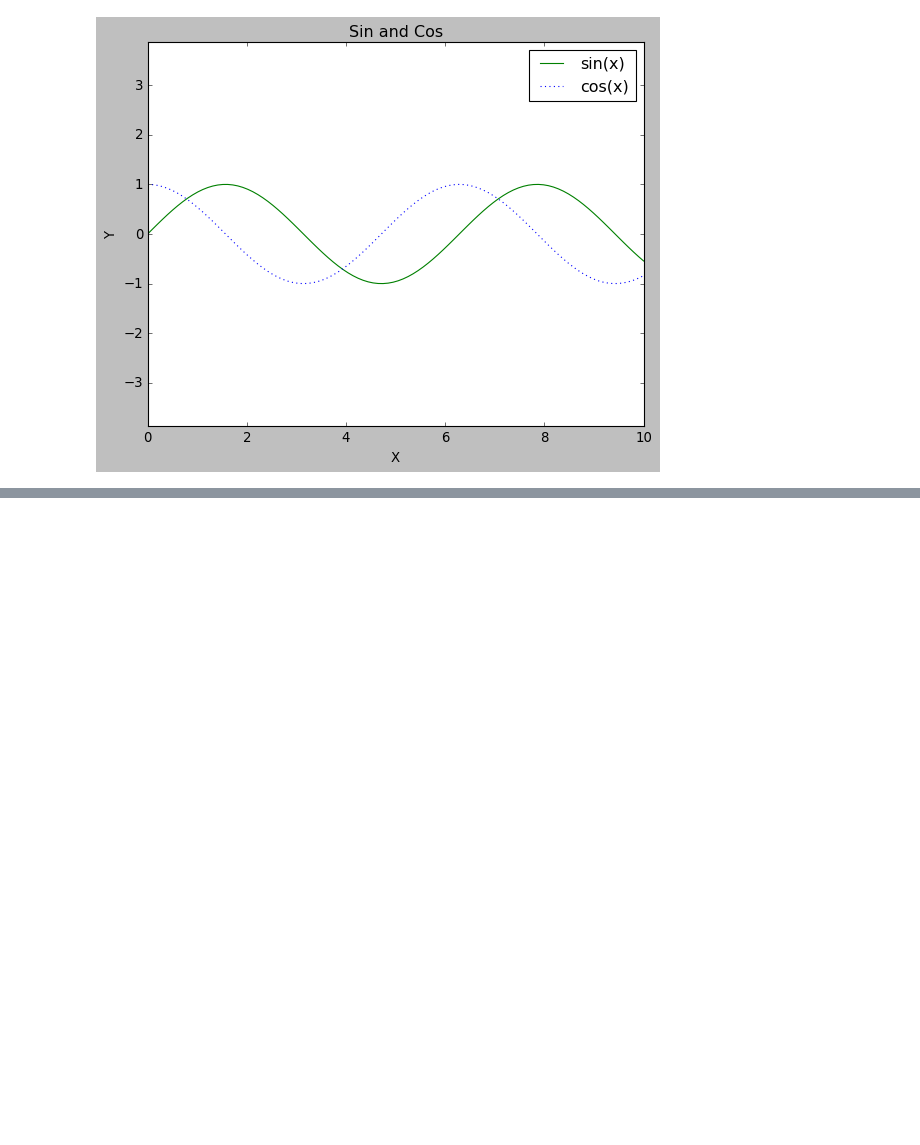
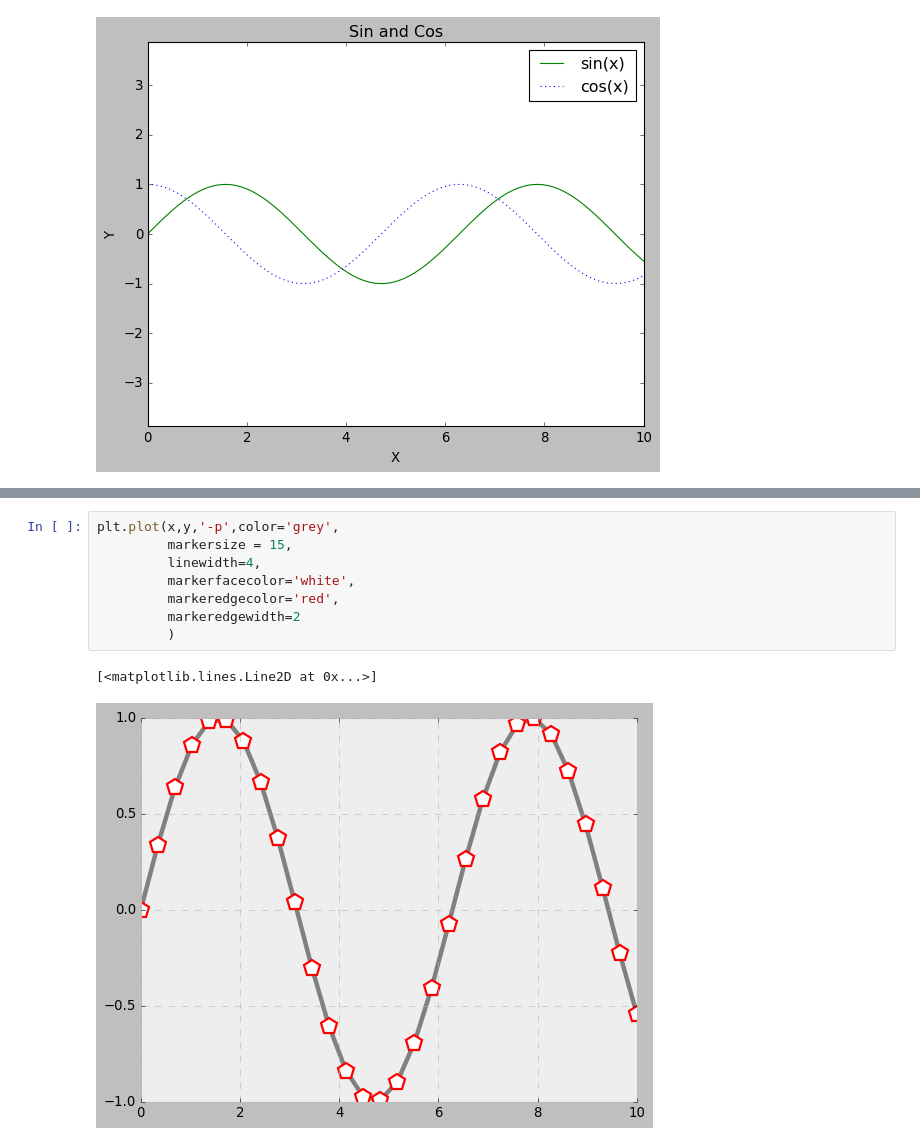
Before and after one commit to DinoDinner/04_Python, a Jupyter notebook: 01_Python Study/11_matpoltlib as mpl.ipynb, the cells around one changed output, grey strips where cells are left out. Cells and saved outputs as stored; diff of their text form; blank space fills up the shorter version.

```diff
--- a/01_Python Study/11_matpoltlib as mpl.ipynb
+++ b/01_Python Study/11_matpoltlib as mpl.ipynb
@@ -266,0 +296,11 @@ plt.plot(x, np.sin(x),'o')  # marker 사용방법
+# %%
+plt.plot(x,y,'-p',color='grey',
+         markersize = 15,
+         linewidth=4,
+         markerfacecolor='white',
+         markeredgecolor='red',
+         markeredgewidth=2
+         )
+# %% [output]
+[<matplotlib.lines.Line2D at 0x...>]
+[figure, added]
```
Also changed, not shown: parts of 6 cells of this notebook, 1 other file.
